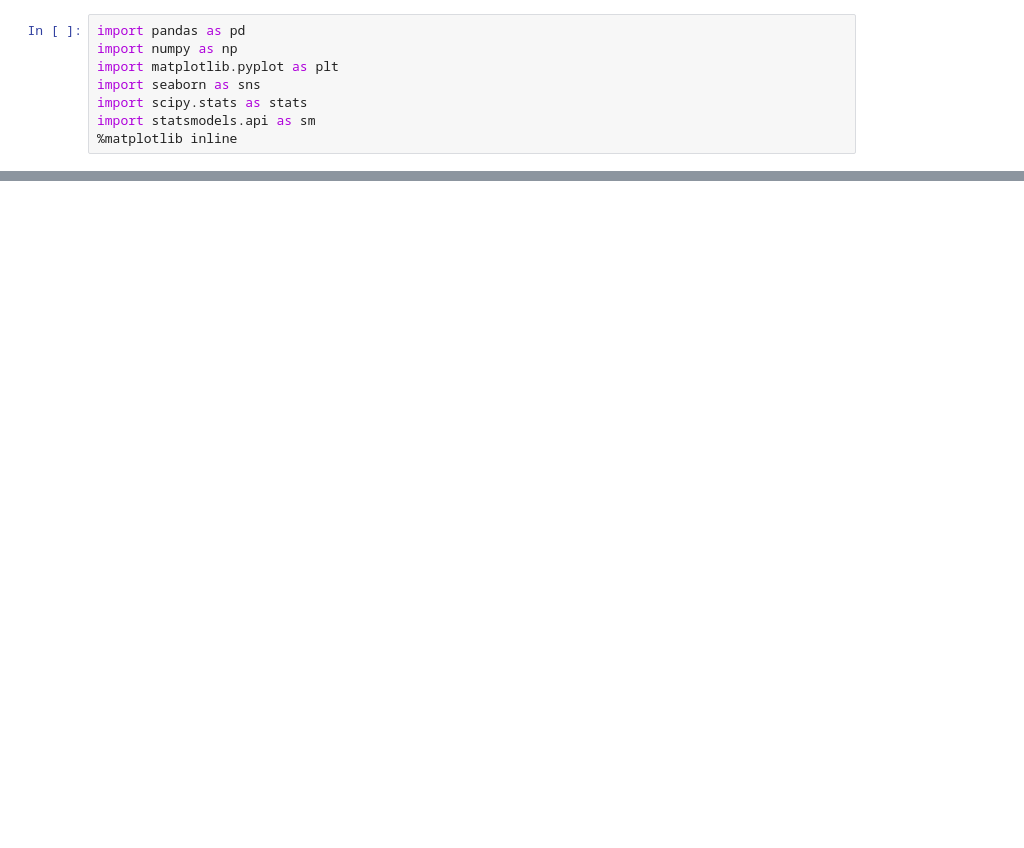
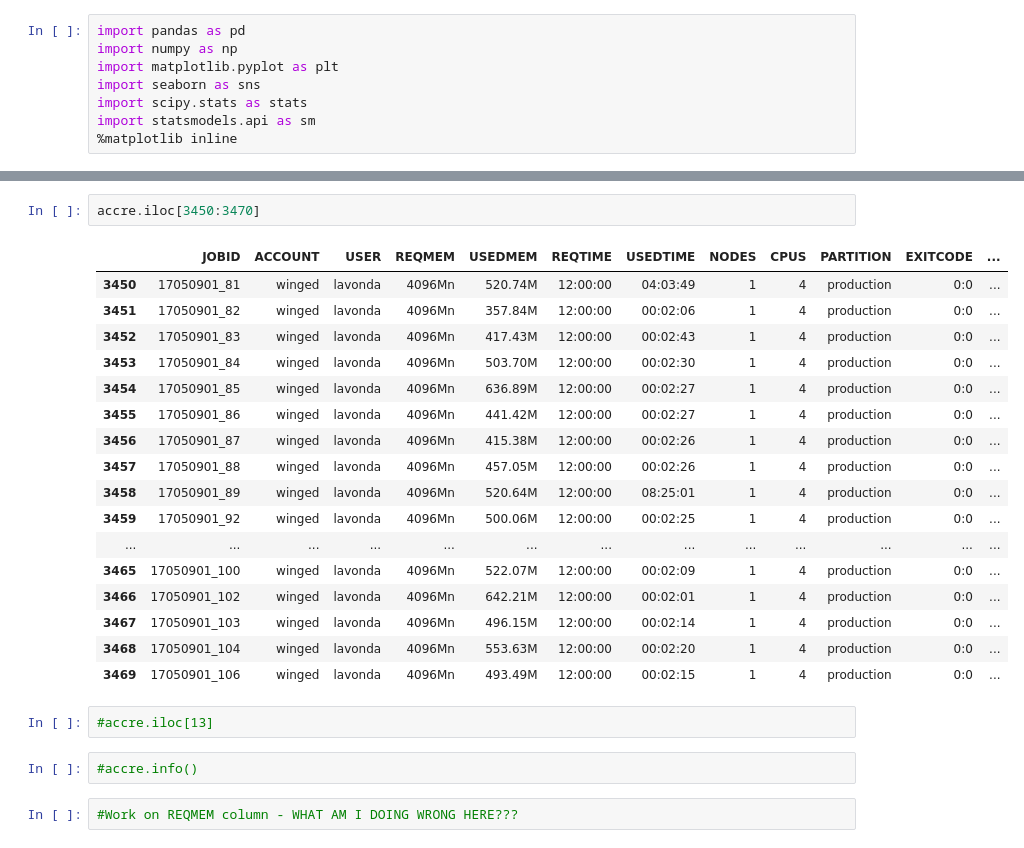
Before and after one commit to nss-data-science-cohort-4/dq2-accre-very-success, a Jupyter notebook: notebooks/ACCRE-Testing.ipynb, the cells around one changed output, grey strips where cells are left out. Drawn from its saved outputs; the diff is of its cells as text; blank space fills up the shorter version.

```diff
--- a/notebooks/ACCRE-Testing.ipynb
+++ b/notebooks/ACCRE-Testing.ipynb
@@ -10,0 +59,26 @@ accre = pd.read_csv('../data/accre-jobs-2020.csv', nrows = 3000)
+# %%
+accre.iloc[3450:3470]
+# %% [output]
+|  | JOBID | ACCOUNT | USER | REQMEM | USEDMEM | REQTIME | USEDTIME | NODES | CPUS | PARTITION | EXITCODE | ... |
+| 3450 | 17050901_81 | winged | lavonda | 4096Mn | 520.74M | 12:00:00 | 04:03:49 | 1 | 4 | production | 0:0 | ... |
+| 3451 | 17050901_82 | winged | lavonda | 4096Mn | 357.84M | 12:00:00 | 00:02:06 | 1 | 4 | production | 0:0 | ... |
+| 3452 | 17050901_83 | winged | lavonda | 4096Mn | 417.43M | 12:00:00 | 00:02:43 | 1 | 4 | production | 0:0 | ... |
+| 3453 | 17050901_84 | winged | lavonda | 4096Mn | 503.70M | 12:00:00 | 00:02:30 | 1 | 4 | production | 0:0 | ... |
+| 3454 | 17050901_85 | winged | lavonda | 4096Mn | 636.89M | 12:00:00 | 00:02:27 | 1 | 4 | production | 0:0 | ... |
+| 3455 | 17050901_86 | winged | lavonda | 4096Mn | 441.42M | 12:00:00 | 00:02:27 | 1 | 4 | production | 0:0 | ... |
+| 3456 | 17050901_87 | winged | lavonda | 4096Mn | 415.38M | 12:00:00 | 00:02:26 | 1 | 4 | production | 0:0 | ... |
+| 3457 | 17050901_88 | winged | lavonda | 4096Mn | 457.05M | 12:00:00 | 00:02:26 | 1 | 4 | production | 0:0 | ... |
+| 3458 | 17050901_89 | winged | lavonda | 4096Mn | 520.64M | 12:00:00 | 08:25:01 | 1 | 4 | production | 0:0 | ... |
+| 3459 | 17050901_92 | winged | lavonda | 4096Mn | 500.06M | 12:00:00 | 00:02:25 | 1 | 4 | production | 0:0 | ... |
+| ... | ... | ... | ... | ... | ... | ... | ... | ... | ... | ... | ... | ... |
+| 3465 | 17050901_100 | winged | lavonda | 4096Mn | 522.07M | 12:00:00 | 00:02:09 | 1 | 4 | production | 0:0 | ... |
+| 3466 | 17050901_102 | winged | lavonda | 4096Mn | 642.21M | 12:00:00 | 00:02:01 | 1 | 4 | production | 0:0 | ... |
+| 3467 | 17050901_103 | winged | lavonda | 4096Mn | 496.15M | 12:00:00 | 00:02:14 | 1 | 4 | production | 0:0 | ... |
+| 3468 | 17050901_104 | winged | lavonda | 4096Mn | 553.63M | 12:00:00 | 00:02:20 | 1 | 4 | production | 0:0 | ... |
+| 3469 | 17050901_106 | winged | lavonda | 4096Mn | 493.49M | 12:00:00 | 00:02:15 | 1 | 4 | production | 0:0 | ... |
+# %%
+#accre.iloc[13]
+# %%
+#accre.info()
+# %%
+#Work on REQMEM column - WHAT AM I DOING WRONG HERE???
```
Also changed, not shown: parts of 18 cells of this notebook.
